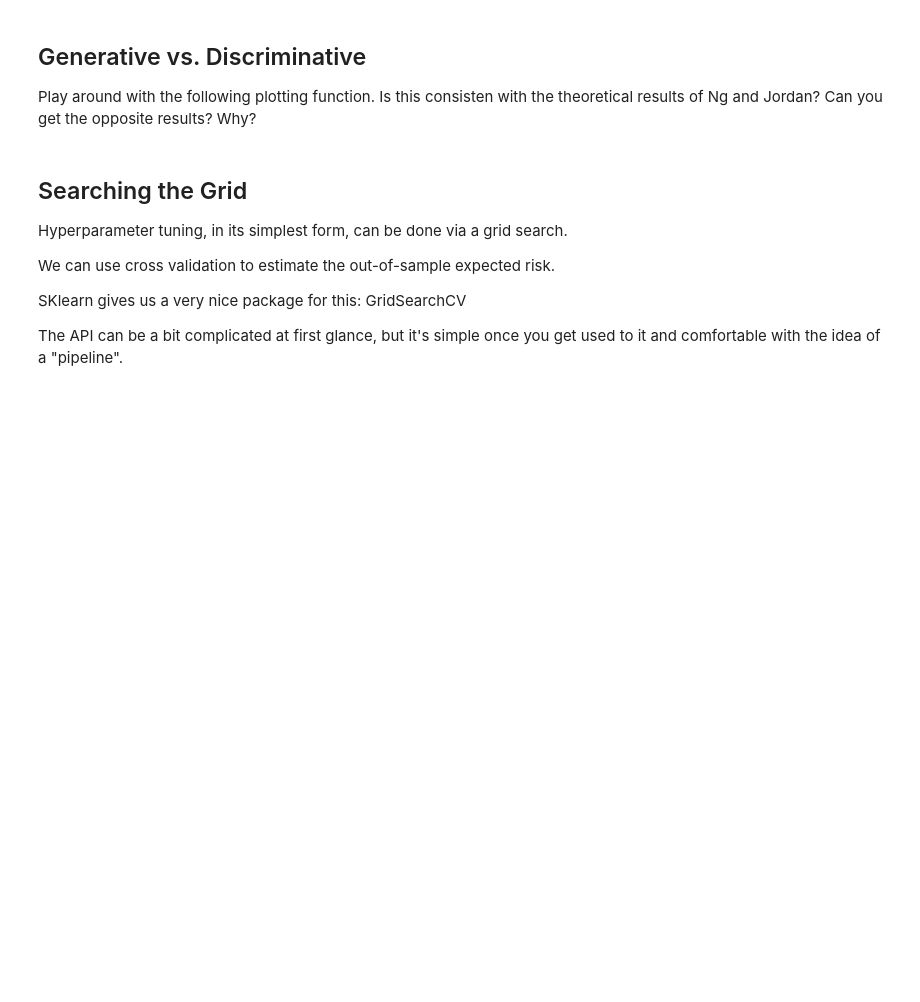
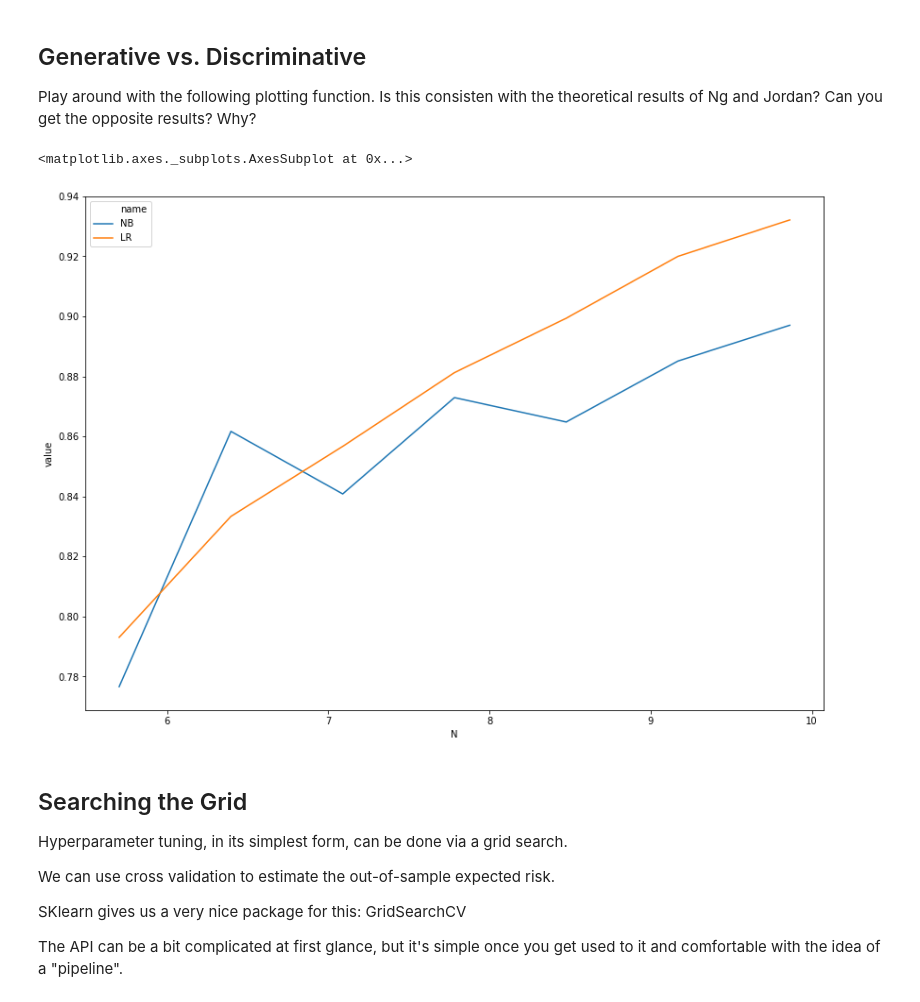
Before and after one commit to nandanrao/text-mining, a Jupyter notebook: exercise-2.ipynb, the cells around one changed output. Cells and saved outputs as stored; diff of their text form; code cells hidden in the pictures; blank space fills up the shorter version.

```diff
--- a/exercise-2.ipynb
+++ b/exercise-2.ipynb
@@ -21,8 +21,8 @@ def preprocess(s):
 # %%
 # load and randomize
 
-yelps = pd.read_csv('sentiment/yelps.csv').sample(frac=1.)
-movies = pd.read_csv('sentiment/movies.csv').sample(frac=1.)
+yelps = pd.read_csv('data/sentiment/yelps.csv').sample(frac=1.)
+movies = pd.read_csv('data/sentiment/movies.csv').sample(frac=1.)
 # %% [markdown]
 ## Inspecting p(X) of the BOW vectorizers
 
@@ -76,24 +82,27 @@ sns.barplot(x = 'word',
 Play around with the following plotting function. Is this consisten with the theoretical results of Ng and Jordan? Can you get the opposite results? Why?
 # %%
 # add vectors here
-V = "foo"
+_,V = _train_and_transform(vectorizer,yelps.text)
 y = yelps.positive
 
 def _cv_score(V, y, models):
     return [{ 'name': name, 'value': np.mean(cross_val_score(model, V, y, cv=3)) }
             for name, model in models]
 
 def plot_cv_scores(V, y, models, ticks):
     scores = [_cv_score(V[:t], y[:t], models) for t in ticks]
     scores = [({'N': np.log(t) , **i}) for t,s
               in zip(ticks, scores) for i in s]
     df = pd.DataFrame(scores)
     return sns.lineplot(y='value', x='N', hue='name', data=df)
 
 models = [('NB', MultinomialNB(fit_prior=False)),
           ('LR', LogisticRegression())]
 
 plot_cv_scores(V, y, models, [300, 600, 1200, 2400, 4800, 9600, 19200])
+# %% [output]
+<matplotlib.axes._subplots.AxesSubplot at 0x...>
+[figure, added]
 # %% [markdown]
 ## Searching the Grid
 
```
Also changed, not shown: parts of 2 cells of this notebook, 3 other files.
